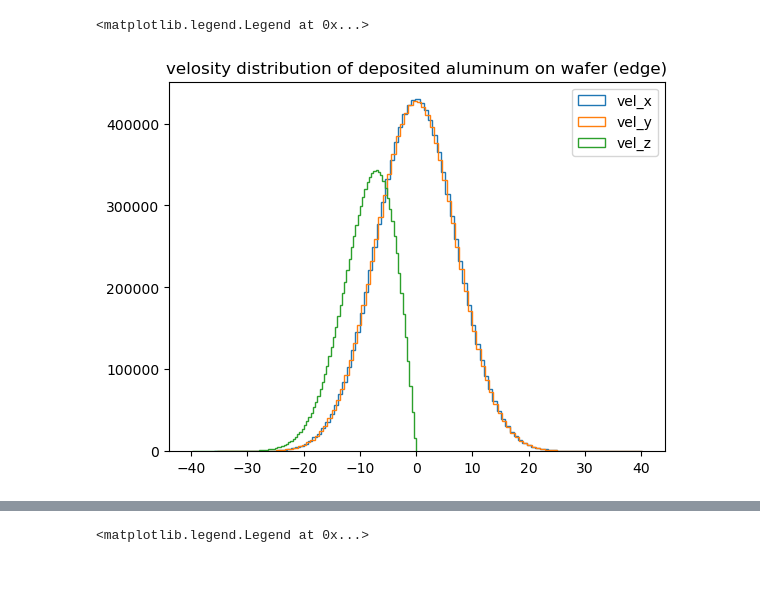
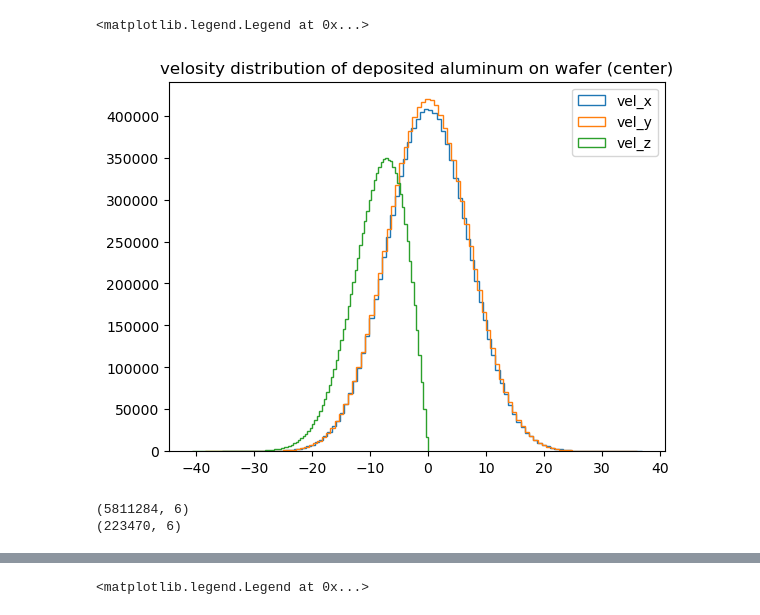
Before and after one commit to ararakitsubasa/etching, a Jupyter notebook: cosin_distrubution.ipynb, the cells around one changed output, grey strips where cells are left out. Cells and saved outputs as stored; diff of their text form; code cells hidden in the pictures; blank space fills up the shorter version.

```diff
--- a/cosin_distrubution.ipynb
+++ b/cosin_distrubution.ipynb
@@ -9,3 +6,7 @@ n = 1
+# %%
+T = 300
+Cm = (2*1.380649e-23*T/(27*1.66e-27) )**0.5 # (2kT/m)**0.5 27 for the Al
+n = 1
 # %%
 def max_velocity_u(Cm, random1, random2, n):
     return Cm*np.sqrt(-np.log(random1))*(np.cos(2*np.pi*random2))**n
@@ -29,14 +30,32 @@ def velMat(Cm, n):
 # %%
 velosity_matrix = velMat(10, 1)
 
 fig, ax = plt.subplots()
-ax.set_title("velosity distribution of deposited aluminum on wafer (edge)")
+ax.set_title("velosity distribution of deposited aluminum on wafer (center)")
 ax.hist(velosity_matrix[:,0], bins=100,histtype='step', stacked=True, fill=False, label='vel_x')
 ax.hist(velosity_matrix[:,1], bins=100,histtype='step', stacked=True, fill=False, label='vel_y')
 ax.hist(velosity_matrix[:,2], bins=100,histtype='step', stacked=True, fill=False, label='vel_z')
 # ax.set_yscale('log')
 # ax.plot(X, hist_dist.cdf(X), label='CDF')
 ax.legend()
 # %% [output]
 <matplotlib.legend.Legend at 0x...>
-[figure, old version]
+[figure, new version]
+# %%
+result2 = np.load('./transport_TS60_result_posvel.npy')
+
+depo_pv = result2
+a = np.array(depo_pv)
+print(a.shape)
+
+center_indices = np.logical_or(a[:,0] < -0.04, a[:,0] > 0.04)
+center_indices |= np.logical_or(a[:,1] < -0.04, a[:,1] > 0.04)
+center_indices |= np.array(a[:,2] > 0.02)
+
+if np.any(center_indices):
+    center_depo = a[~center_indices]
+
+print(center_depo.shape)
+# %% [output]
+(5811284, 6)
+(223470, 6)
```
Also changed, not shown: parts of 4 cells of this notebook, 2 other files.
